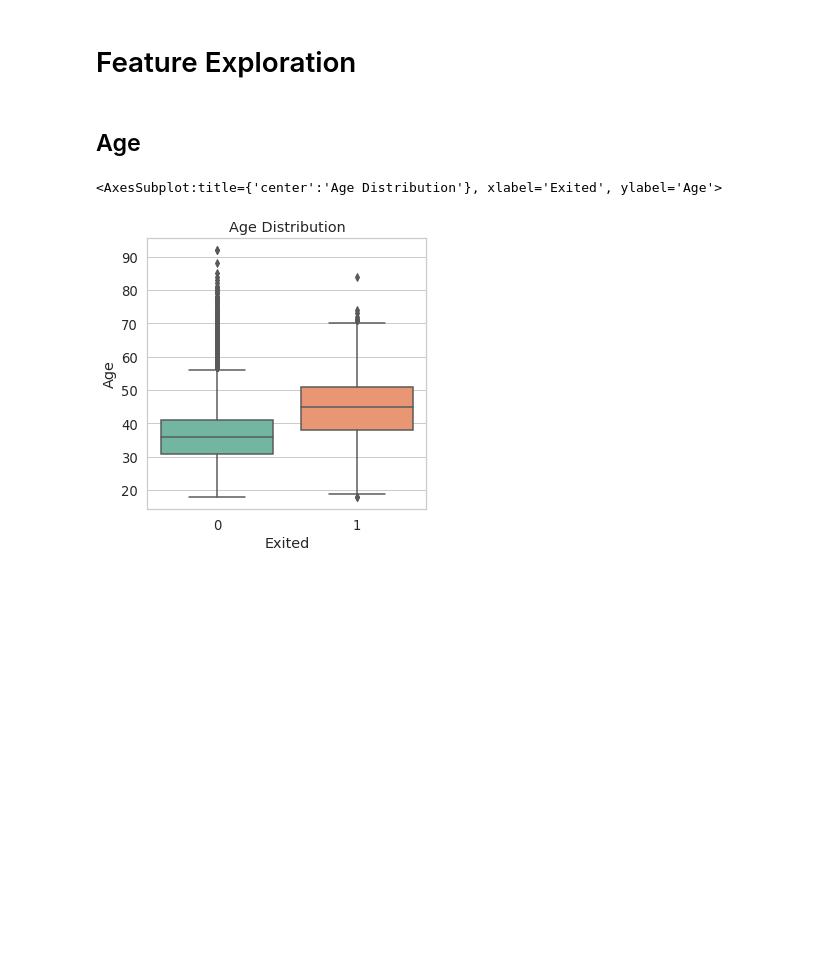
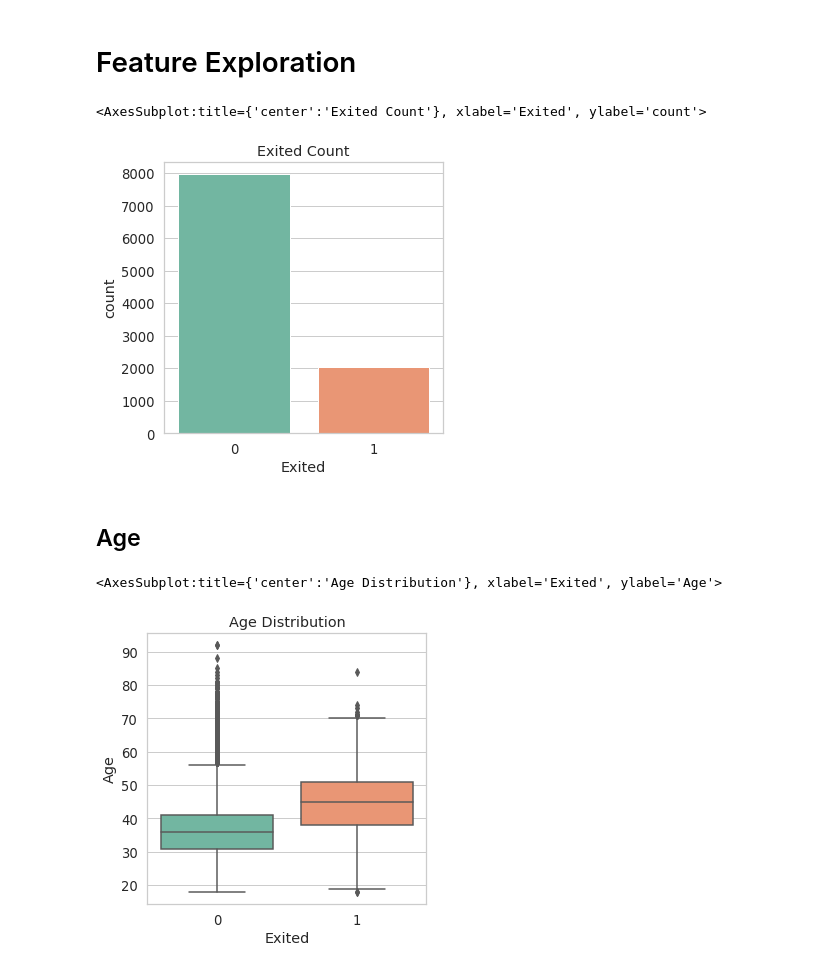
Before and after one commit to Donald954732/INST_0060_datastore, a Jupyter notebook: RandomForest.ipynb, the cells around one changed output. Drawn from its saved outputs; the diff is of its cells as text; code cells hidden in the pictures; blank space fills up the shorter version.

```diff
--- a/RandomForest.ipynb
+++ b/RandomForest.ipynb
@@ -46,5 +67,12 @@ Duplicated values in test 0
 # %% [markdown]
 # Feature Exploration
+# %%
+fig, ax = plt.subplots(1, 1, figsize=(5,5))
+ax.set_title('Exited Count')
+sns.countplot(x='Exited', data=churn_data, ax=ax)
+# %% [output]
+<AxesSubplot:title={'center':'Exited Count'}, xlabel='Exited', ylabel='count'>
+[figure, added]
 # %% [markdown]
 ## Age
 # %%
```
Also changed, not shown: parts of 20 cells of this notebook, 1 other file.
